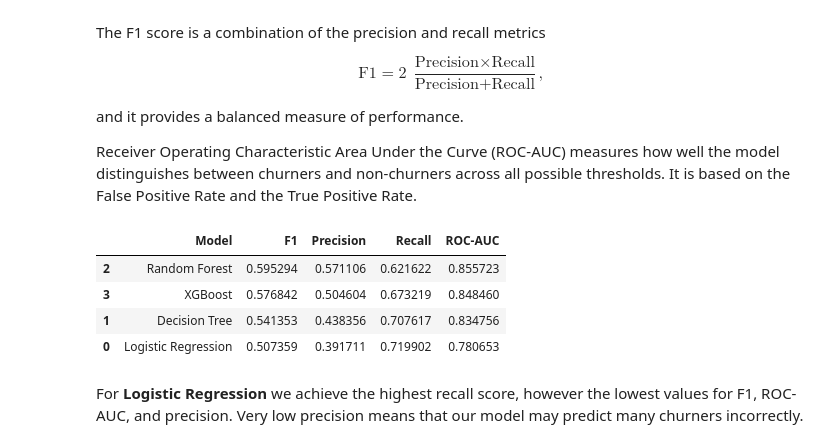
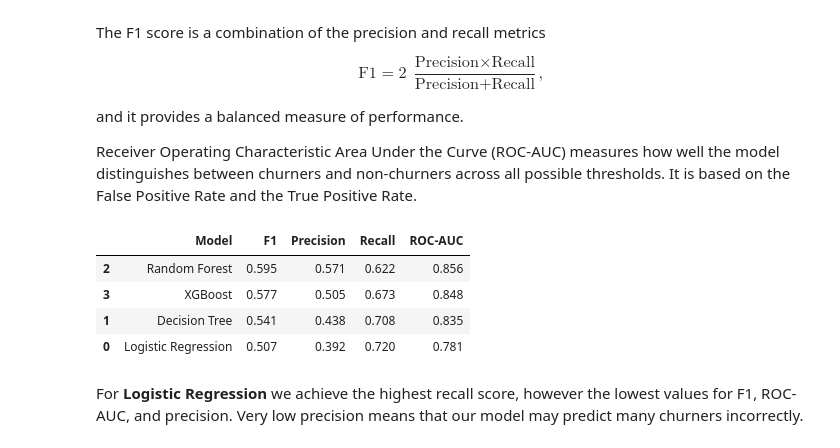
Before and after one commit to JuliaRadziewska/bank-customer-churn-prediction, a Jupyter notebook: notebooks/banking_customer_churn_prediction.ipynb, the cells around one changed output. Drawn from its saved outputs; the diff is of its cells as text; code cells hidden in the pictures.

```diff
--- a/notebooks/banking_customer_churn_prediction.ipynb
+++ b/notebooks/banking_customer_churn_prediction.ipynb
@@ -416,15 +415,15 @@ and it provides a balanced measure of performance.
 
 Receiver Operating Characteristic Area Under the Curve (ROC-AUC) measures how well the model distinguishes between churners and non-churners across all possible thresholds. It is based on the False Positive Rate and the True Positive Rate.
 # %%
-results_df = pd.DataFrame(results)
+results_df = pd.DataFrame(results).round(3)
 results_df = results_df.sort_values(by="F1", ascending=False)
 results_df
 # %% [output]
 |  | Model | F1 | Precision | Recall | ROC-AUC |
-| 2 | Random Forest | 0.595294 | 0.571106 | 0.621622 | 0.855723 |
-| 3 | XGBoost | 0.576842 | 0.504604 | 0.673219 | 0.848460 |
-| 1 | Decision Tree | 0.541353 | 0.438356 | 0.707617 | 0.834756 |
-| 0 | Logistic Regression | 0.507359 | 0.391711 | 0.719902 | 0.780653 |
+| 2 | Random Forest | 0.595 | 0.571 | 0.622 | 0.856 |
+| 3 | XGBoost | 0.577 | 0.505 | 0.673 | 0.848 |
+| 1 | Decision Tree | 0.541 | 0.438 | 0.708 | 0.835 |
+| 0 | Logistic Regression | 0.507 | 0.392 | 0.720 | 0.781 |
 # %% [markdown]
 For **Logistic Regression** we achieve the highest recall score, however the lowest values for F1, ROC-AUC, and precision. Very low precision means that our model may predict many churners incorrectly.
 # %% [markdown]
```
Also changed, not shown: parts of 1 cell of this notebook.
